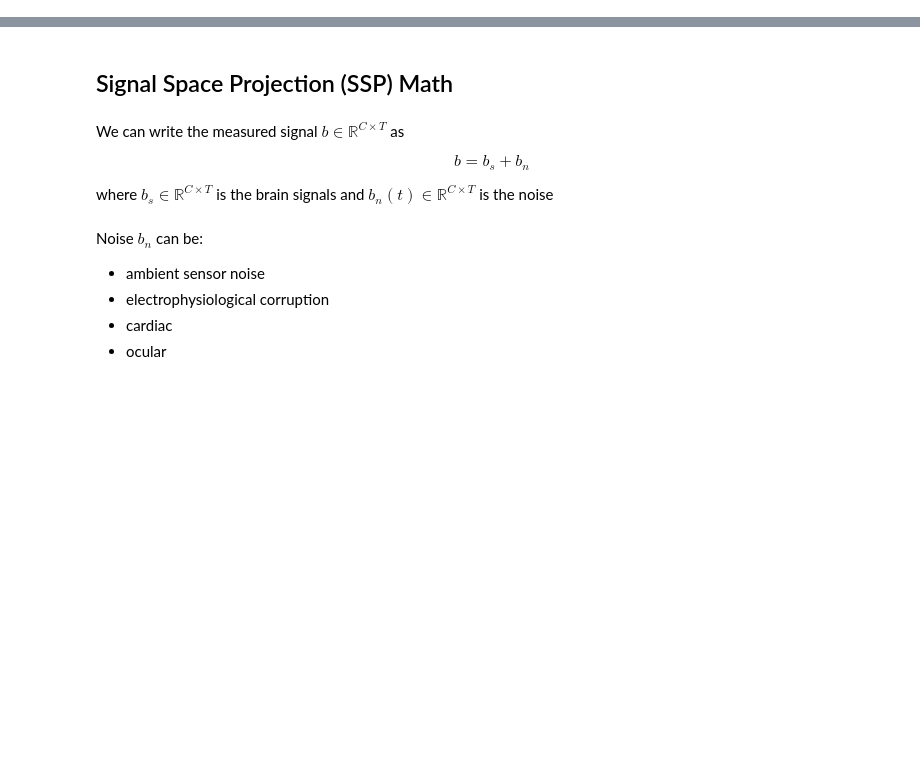
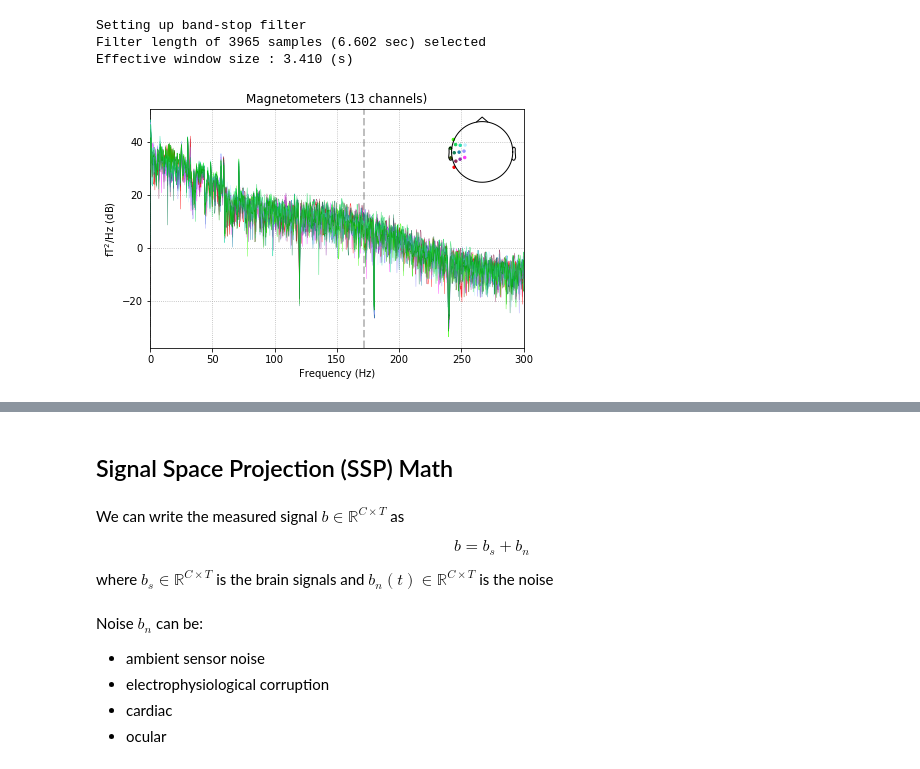
Before and after one commit to jasmainak/mne-workshop-mit, a Jupyter notebook: 02-preprocessing.ipynb, the cells around one changed output, grey strips where cells are left out. Saved outputs shown, nothing was run; the diff lists cells and outputs as text; code cells hidden in the pictures; blank space fills up the shorter version.

Commit message:
add filtering

```diff
--- a/02-preprocessing.ipynb
+++ b/02-preprocessing.ipynb
@@ -0,0 +65,11 @@
+# %%
+import numpy as np
+
+raw.notch_filter(np.arange(60, 241, 60), picks=picks, filter_length='auto',
+                 phase='zero')
+raw.plot_psd(area_mode='range', tmax=10.0, picks=picks, average=False);
+# %% [output]
+Setting up band-stop filter
+Filter length of 3965 samples (6.602 sec) selected
+Effective window size : 3.410 (s)
+[figure, added]
```
Also changed, not shown: parts of 25 cells of this notebook.
